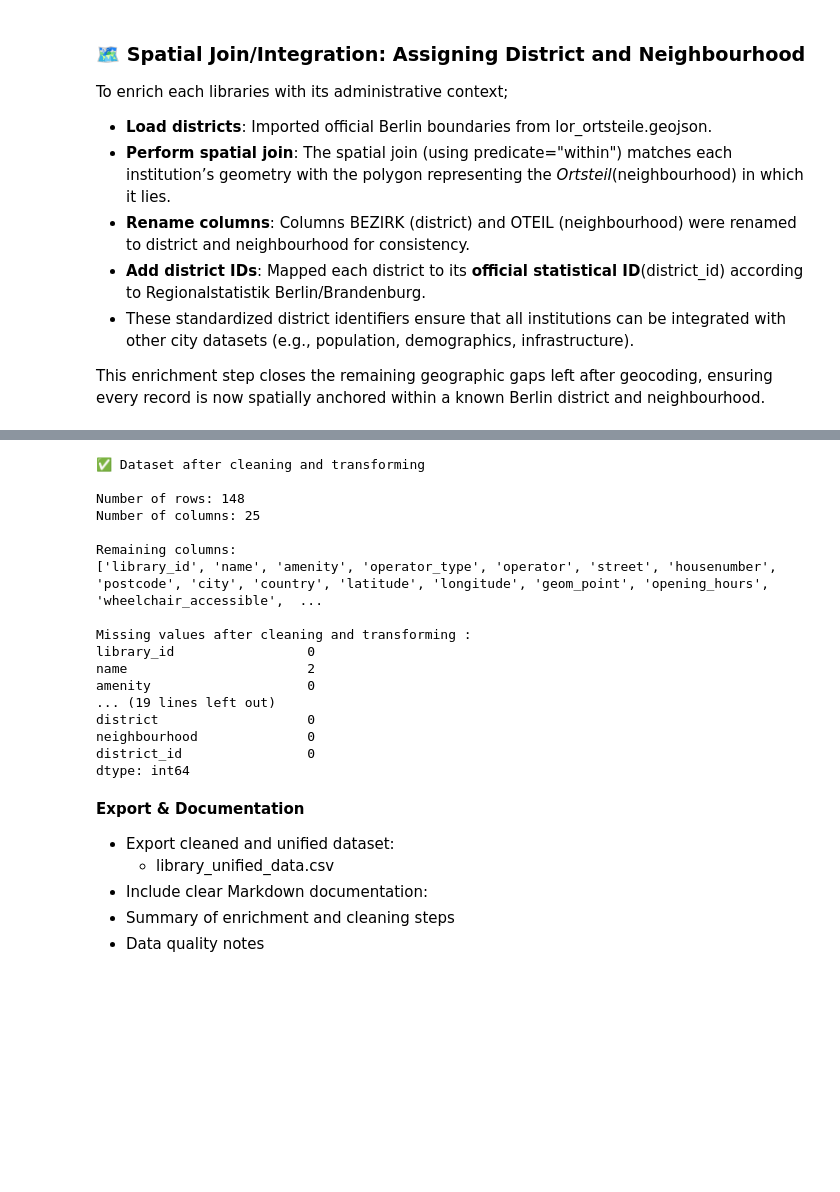
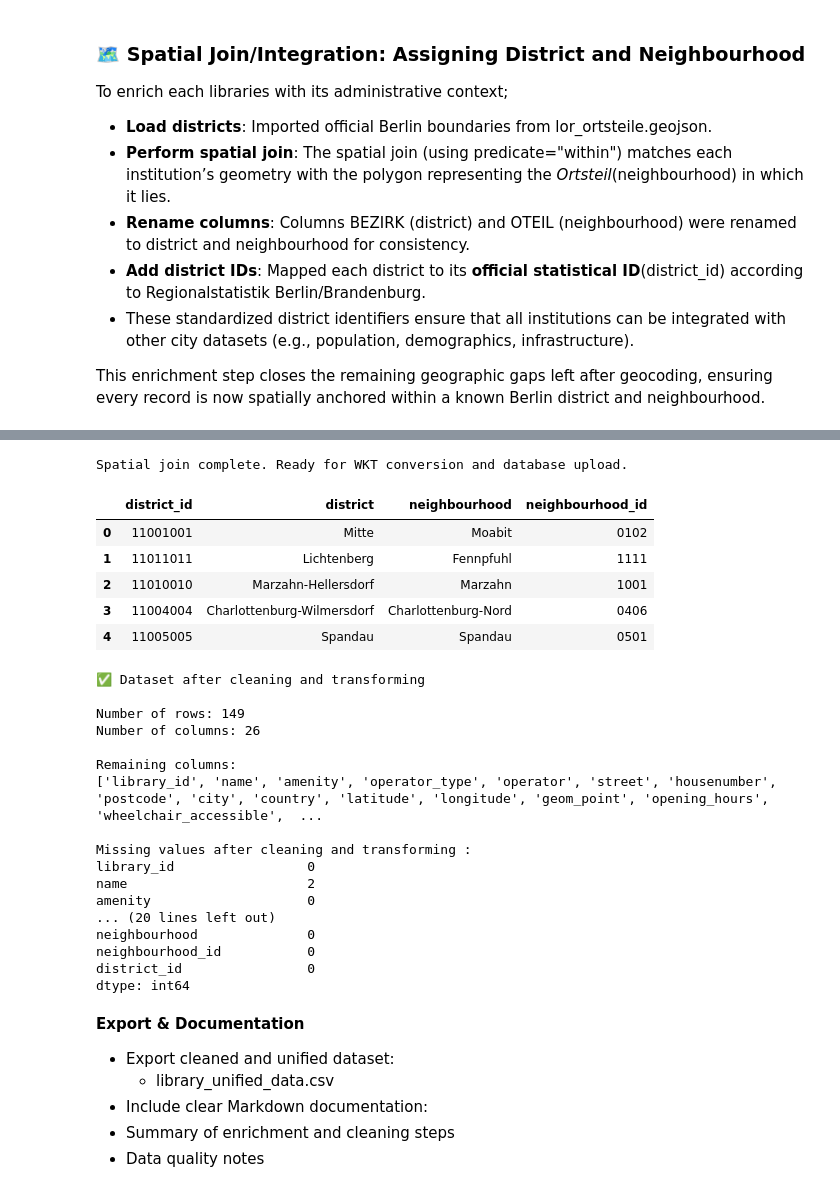
Before and after one commit to Nigar1209/berlin-poi-osm-pipeline, a Jupyter notebook: libraries/libraries-data-transformation.ipynb, the cells around one changed output, grey strips where cells are left out. Saved outputs shown, nothing was run; the diff lists cells and outputs as text; code cells hidden in the pictures; blank space fills up the shorter version.

```diff
--- a/libraries/libraries-data-transformation.ipynb
+++ b/libraries/libraries-data-transformation.ipynb
@@ -663,6 +624,6 @@ This enrichment step closes the remaining geographic gaps left after geocoding,
 # %%
 # Load official Berlin districts GeoDataFrame from lor_ortsteile.geojson
 
-berlin_districts_gdf = gpd.read_file("sources/library_raw.geojson")
+berlin_districts_gdf = gpd.read_file("sources/lor_ortsteile.geojson")
 print(berlin_districts_gdf.columns)
 # %% [output]
@@ -670,17 +639,28 @@ DataSourceError: sources/library_raw.geojson: No such file or directory
+# %%
+# --- 1 . Reproject GeoDataFrames to EPSG:4326 ---
+
+# Set the geometry column for gdf and ensure the CRS is 4326
+gdf = gdf.set_geometry("geom_point").to_crs(epsg=4326)
+
+# Ensure the district data is also 4326 for a valid spatial join
+berlin_districts_gdf = berlin_districts_gdf.to_crs(epsg=4326)
 # %%
 # sets "geom_point" as the“active” geometry column to use for mapping and spatial joins.
-gdf = gdf.set_geometry("geom_point")
+# gdf = gdf.set_geometry("geom_point")
 # %%
-# Spatial join with corrected column names
+# --- 2. Perform the Spatial Join ---
+
+# We are using 'spatial_name' as the unique ID (district_id) and selecting the names
 library_df_district = gpd.sjoin(
     gdf,
-    berlin_districts_gdf[["BEZIRK", "OTEIL","geometry"]],
+    berlin_districts_gdf[["BEZIRK", "OTEIL", "spatial_name", "geometry"]],
     how="left",
     predicate="within"
 )
+# --- 3. Rename Columns to Match SQL Schema ---
 
-# Rename columns to something clear
 library_df_district = library_df_district.rename(columns={
-    "BEZIRK": "district"
-    ,"OTEIL": "neighbourhood"
-}).drop(columns=["index_right"])  # drop district_number if not needed
+    "BEZIRK": "district",       # Matches SQL 'district' (Bezirk name)
+    "OTEIL": "neighbourhood",     # Matches SQL 'neighbourhood' (Ortsteil name)
+    "spatial_name": "neighbourhood_id" # Matches SQL 'district_id' (Foreign Key)
+}).drop(columns=["index_right"])  # Drop the index column added by sjoin
@@ -697,25 +667,36 @@ library_df_district.head()
 # %%
 # Generating district ids
 
 
 # District mapping (official codes as strings)
 district_mapping = {
     'Mitte': '11001001',
     'Friedrichshain-Kreuzberg': '11002002',
     'Pankow': '11003003',
     'Charlottenburg-Wilmersdorf': '11004004',
     'Spandau': '11005005',
     'Steglitz-Zehlendorf': '11006006',
     'Tempelhof-Schöneberg': '11007007',
-    'Neukölln': '11008008',
+   'Neukölln': '11008008',
     'Treptow-Köpenick': '11009009',
     'Marzahn-Hellersdorf': '11010010',
     'Lichtenberg': '11011011',
     'Reinickendorf': '11012012'
 }
 
 # Apply mapping to create district_id column (string)
 library_df_district['district_id'] = library_df_district['district'].map(district_mapping).astype(str)
+
+print("\nSpatial join complete. Ready for WKT conversion and database upload.")
+display(library_df_district[['district_id', 'district', 'neighbourhood', 'neighbourhood_id']].head())
+# %% [output]
+Spatial join complete. Ready for WKT conversion and database upload.
+|  | district_id | district | neighbourhood | neighbourhood_id |
+| 0 | 11001001 | Mitte | Moabit | 0102 |
+| 1 | 11011011 | Lichtenberg | Fennpfuhl | 1111 |
+| 2 | 11010010 | Marzahn-Hellersdorf | Marzahn | 1001 |
+| 3 | 11004004 | Charlottenburg-Wilmersdorf | Charlottenburg-Nord | 0406 |
+| 4 | 11005005 | Spandau | Spandau | 0501 |
 # %%
 print("✅ Dataset after cleaning and transforming\n")
 
@@ -734,8 +715,8 @@ print(missing)
 # %% [output]
 ✅ Dataset after cleaning and transforming
 
-Number of rows: 148
-Number of columns: 25
+Number of rows: 149
+Number of columns: 26
 
 Remaining columns:
 ['library_id', 'name', 'amenity', 'operator_type', 'operator', 'street', 'housenumber', 'postcode', 'city', 'country', 'latitude', 'longitude', 'geom_point', 'opening_hours', 'wheelchair_accessible',  ...
@@ -744,9 +725,9 @@ Missing values after cleaning and transforming :
 library_id                 0
 name                       2
 amenity                    0
-... (19 lines left out)
-district                   0
+... (20 lines left out)
 neighbourhood              0
+neighbourhood_id           0
 district_id                0
 dtype: int64
 # %% [markdown]
```
Also changed, not shown: parts of 25 cells of this notebook, 6 other files.
